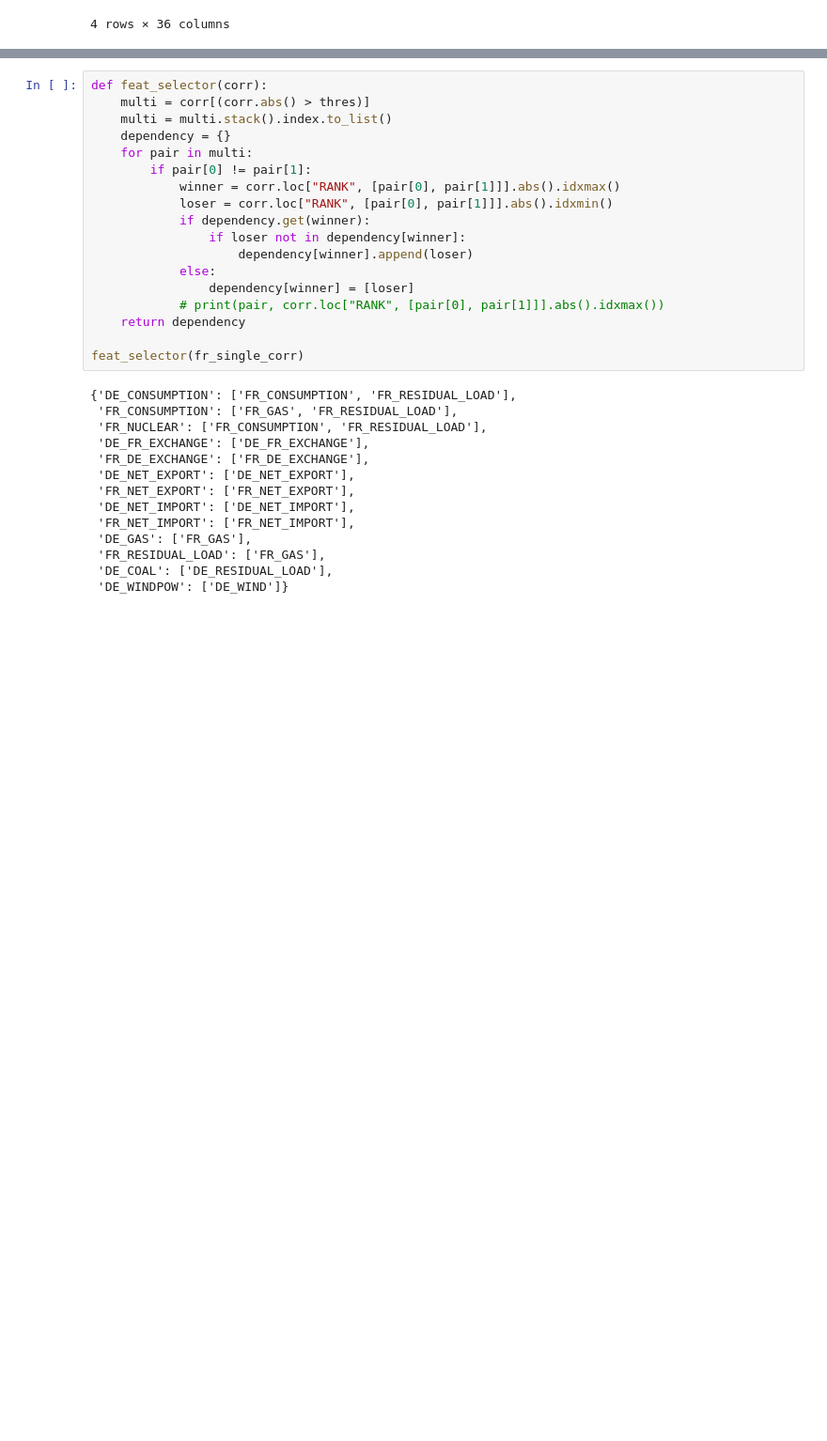
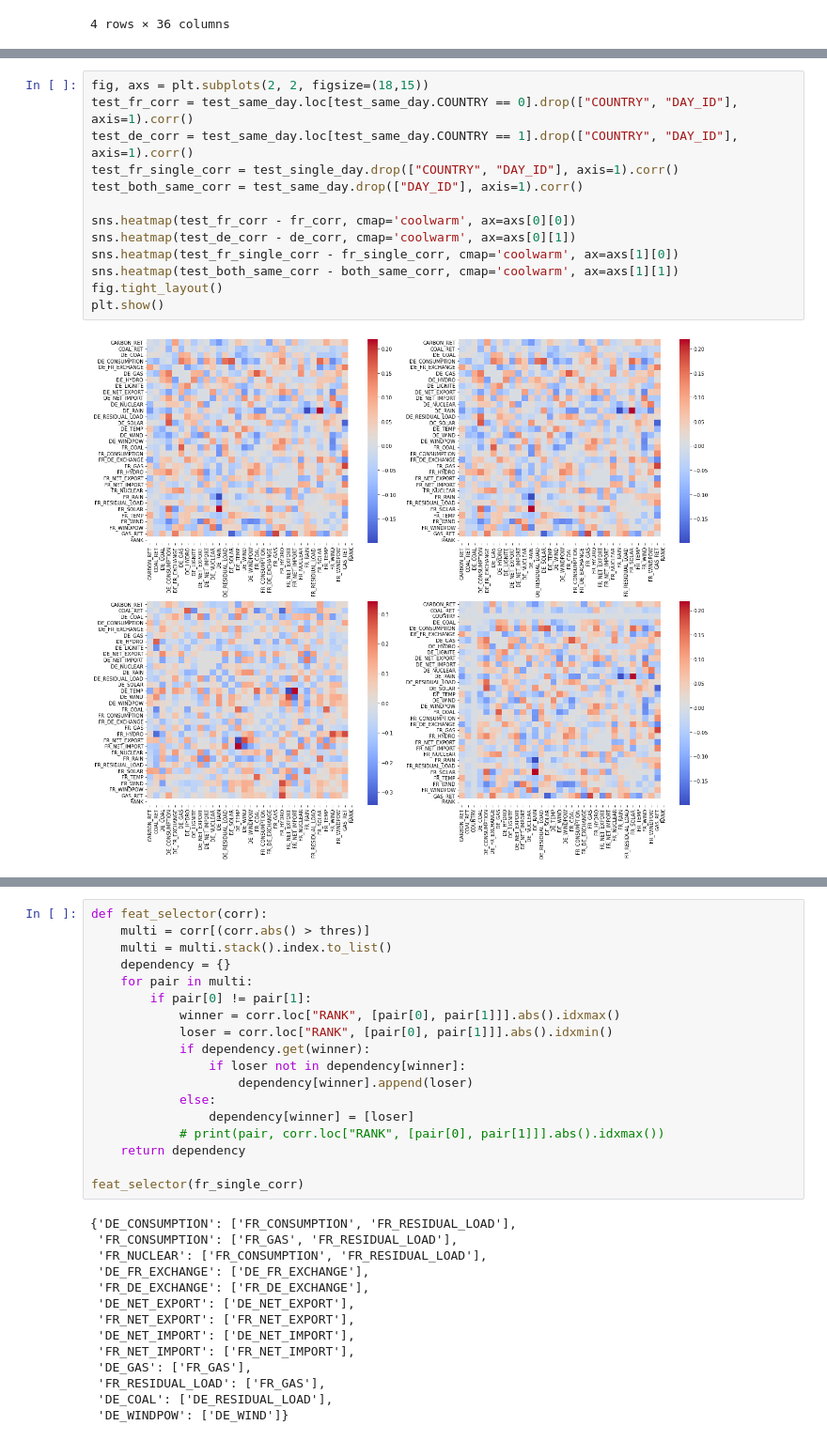
Before and after one commit to chantomkit/QRT2023, a Jupyter notebook: eda.ipynb, the cells around one changed output, grey strips where cells are left out. Shown: that part at 94% size. Drawn from its saved outputs; the diff is of its cells as text; blank space fills up the shorter version.

```diff
--- a/eda.ipynb
+++ b/eda.ipynb
@@ -178,3 +187,18 @@ plt.show()
+# %%
+fig, axs = plt.subplots(2, 2, figsize=(18,15))
+test_fr_corr = test_same_day.loc[test_same_day.COUNTRY == 0].drop(["COUNTRY", "DAY_ID"], axis=1).corr()
+test_de_corr = test_same_day.loc[test_same_day.COUNTRY == 1].drop(["COUNTRY", "DAY_ID"], axis=1).corr()
+test_fr_single_corr = test_single_day.drop(["COUNTRY", "DAY_ID"], axis=1).corr()
+test_both_same_corr = test_same_day.drop(["DAY_ID"], axis=1).corr()
+
+sns.heatmap(test_fr_corr - fr_corr, cmap='coolwarm', ax=axs[0][0])
+sns.heatmap(test_de_corr - de_corr, cmap='coolwarm', ax=axs[0][1])
+sns.heatmap(test_fr_single_corr - fr_single_corr, cmap='coolwarm', ax=axs[1][0])
+sns.heatmap(test_both_same_corr - both_same_corr, cmap='coolwarm', ax=axs[1][1])
+fig.tight_layout()
+plt.show()
+# %% [output]
+[figure, added]
 # %%
 thres = 0.8
 fig, axs = plt.subplots(2, 2, figsize=(18,15))
```
Also changed, not shown: parts of 26 cells of this notebook, 1 other file.
